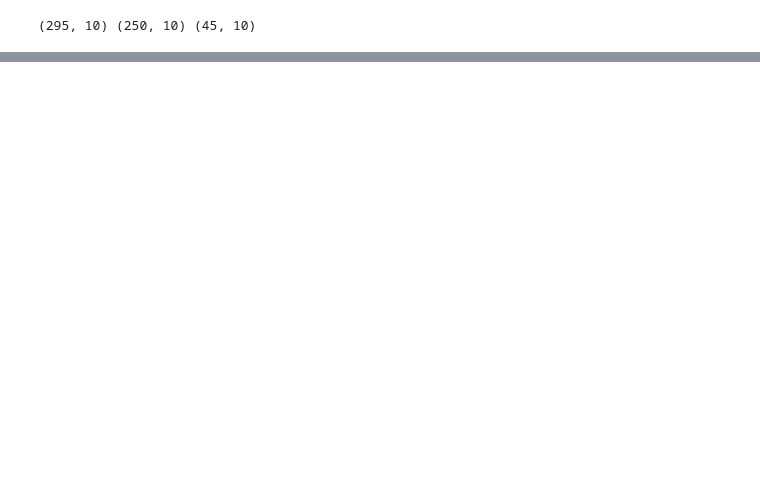
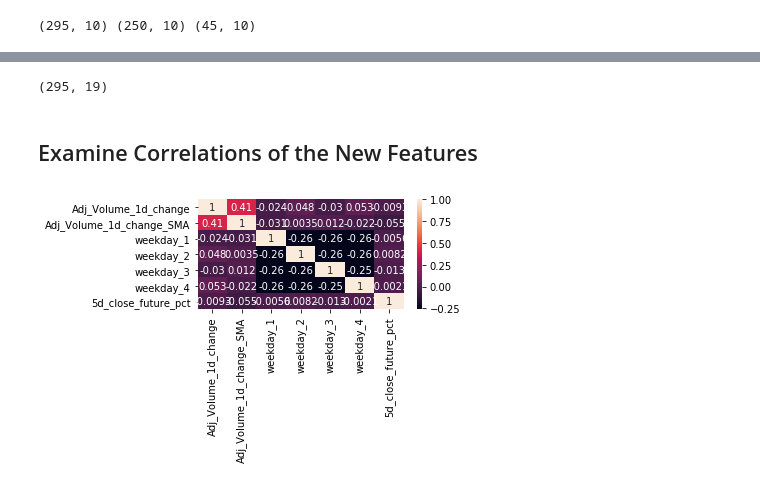
Before and after one commit to thap/machine-learning-finance, a Jupyter notebook: notebooks/Machine_Learning_for_Finance.ipynb, the cells around one changed output, grey strips where cells are left out. Drawn from its saved outputs; the diff is of its cells as text; code cells hidden in the pictures; blank space fills up the shorter version.

```diff
--- a/notebooks/Machine_Learning_for_Finance.ipynb
+++ b/notebooks/Machine_Learning_for_Finance.ipynb
@@ -263,0 +335,4 @@ strong multicollinearity or other numerical problems.
+# %%
+days_of_week = pd.get_dummies(lng.index.dayofweek, prefix='weekday',
+                              drop_first=True)
+days_of_week.head()
@@ -263,0 +346,4 @@ strong multicollinearity or other numerical problems.
+# %%
+
+days_of_week.index = lng.index
+days_of_week.head(10)
@@ -263,0 +393,4 @@ strong multicollinearity or other numerical problems.
+# %%
+
+lng3 = pd.concat([lng, days_of_week], axis=1)
+lng3.head(10)
@@ -263,0 +413,16 @@ strong multicollinearity or other numerical problems.
+# %%
+lng3.dropna(inplace=True)
+lng3.shape
+# %% [output]
+(295, 19)
+# %% [markdown]
+## Examine Correlations of the New Features
+# %%
+new_features.extend(['weekday_' + str(i) for i in range(1,5)])
+sns.heatmap(lng3[new_features + ['5d_close_future_pct']].corr(), annot=True)
+plt.yticks(rotation=0)
+plt.xticks(rotation=90)
+plt.tight_layout()
+plt.show()
+# %% [output]
+[figure, added]
```
Also changed, not shown: parts of 34 cells of this notebook.
